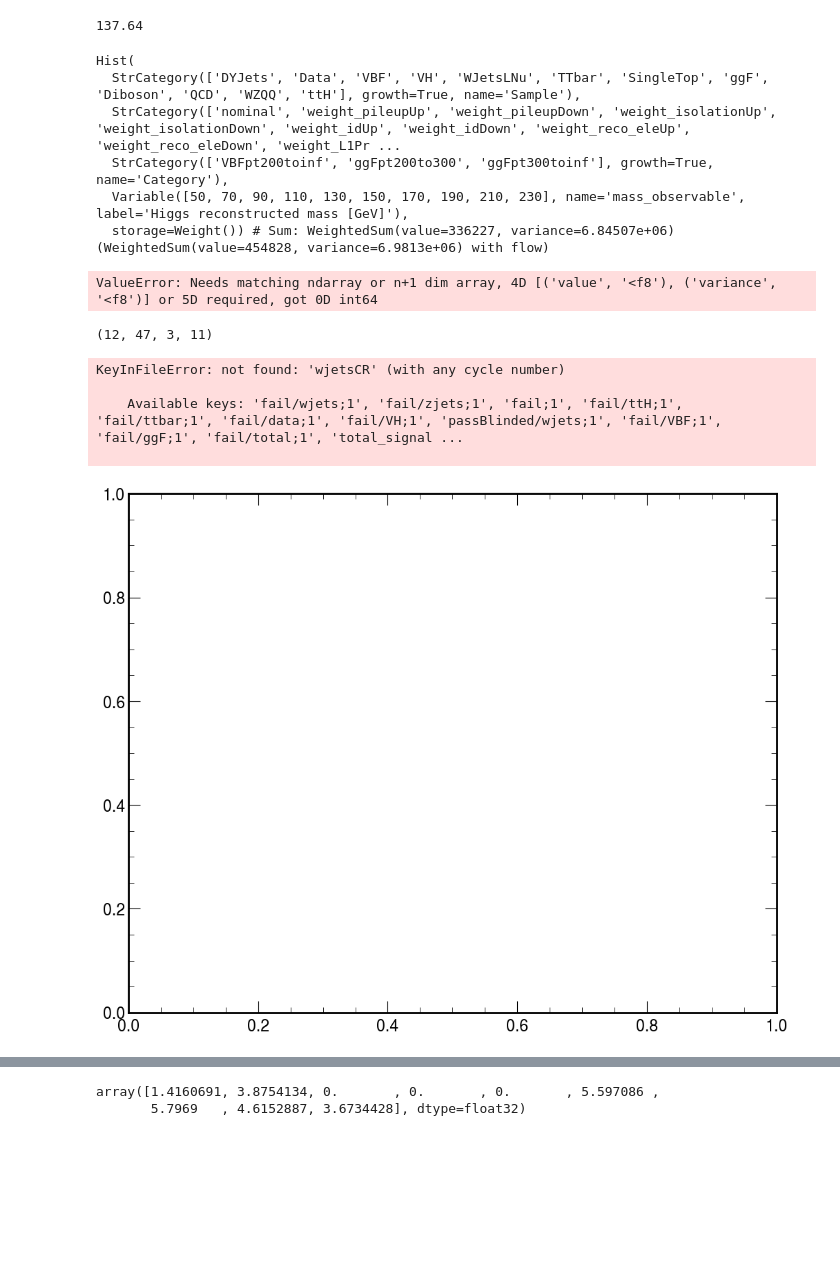
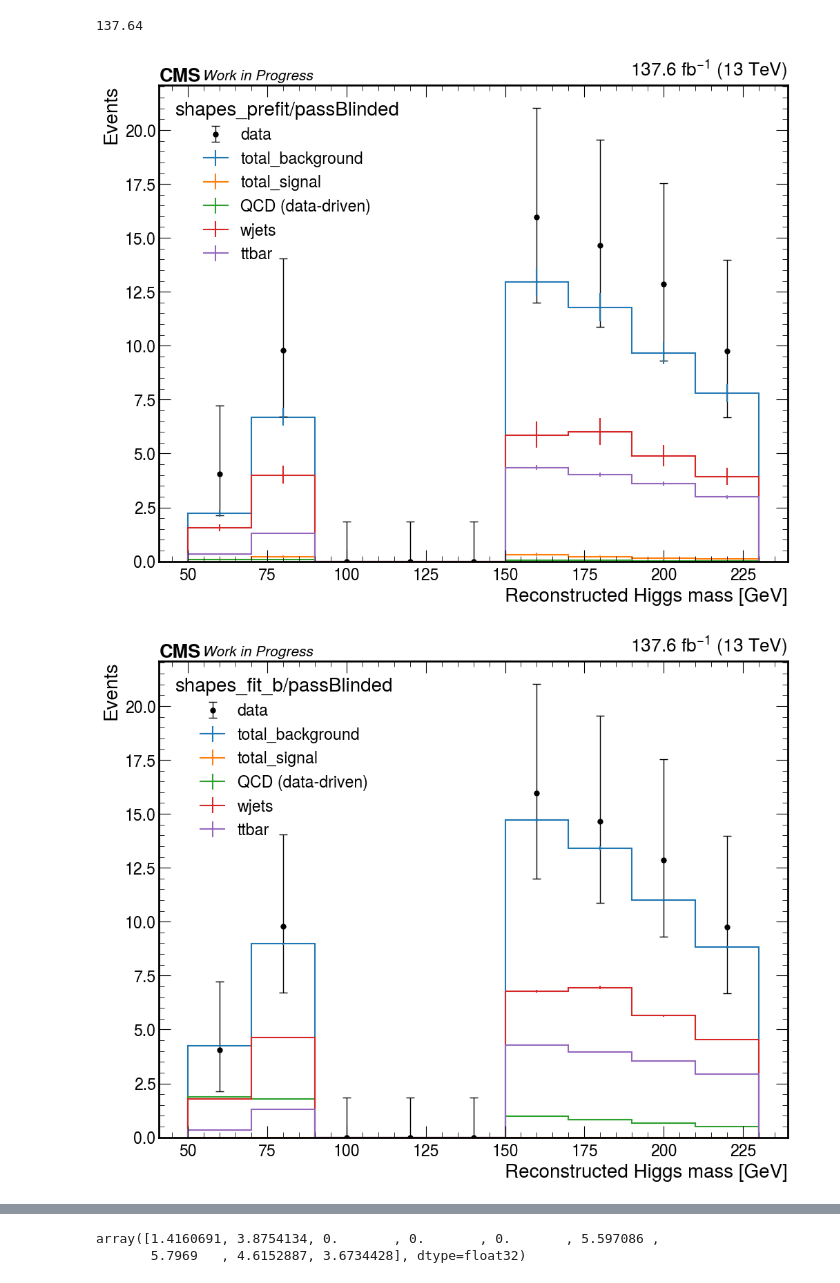
Before and after one commit to quinnanm/boostedhiggs, a Jupyter notebook: binder/combine.ipynb, the cells around one changed output, grey strips where cells are left out. Saved outputs shown, nothing was run; the diff lists cells and outputs as text; code cells hidden in the pictures; blank space fills up the shorter version.

```diff
--- a/binder/combine.ipynb
+++ b/binder/combine.ipynb
@@ -65,28 +62,11 @@ full_lumi
 import pickle as pkl
 with open("../combine/templates/v4/hists_templates_Run2.pkl", "rb") as f:
     h = pkl.load(f)
-# %%
-h["pass"]
-# %% [output]
-Hist(
-  StrCategory(['DYJets', 'Data', 'VBF', 'VH', 'WJetsLNu', 'TTbar', 'SingleTop', 'ggF', 'Diboson', 'QCD', 'WZQQ', 'ttH'], growth=True, name='Sample'),
-  StrCategory(['nominal', 'weight_pileupUp', 'weight_pileupDown', 'weight_isolationUp', 'weight_isolationDown', 'weight_idUp', 'weight_idDown', 'weight_reco_eleUp', 'weight_reco_eleDown', 'weight_L1Pr ...
-  StrCategory(['VBFpt200toinf', 'ggFpt200to300', 'ggFpt300toinf'], growth=True, name='Category'),
-  Variable([50, 70, 90, 110, 130, 150, 170, 190, 210, 230], name='mass_observable', label='Higgs reconstructed mass [GeV]'),
-  storage=Weight()) # Sum: WeightedSum(value=336227, variance=6.84507e+06) (WeightedSum(value=454828, variance=6.9813e+06) with flow)
-# %%
-h["pass"].view(flow=True)[:, :, :, 2:3] = 0
-# %% [output]
-ValueError: Needs matching ndarray or n+1 dim array, 4D [('value', '<f8'), ('variance', '<f8')] or 5D required, got 0D int64
-# %%
-h["pass"].view(flow=True)[:, :, :].shape
-# %% [output]
-(12, 47, 3, 11)
 # %%
 import uproot
 # f = uproot.open("FitShapesv3withopposite.root")
-# f = uproot.open("fitDiagnosticsBlinded.root")
-f = uproot.open("fitDiagnosticsBlindedpassfail.root")
+f = uproot.open("fitDiagnosticsBlinded.root")
+# f = uproot.open("fitDiagnosticsBlindedpassfail.root")
 # %%
 samples = [
     "data",
@@ -97,10 +77,8 @@ samples = [
     "ttbar",
 ]
 # %%
-region = "wjetsCR"
+region = "passBlinded"
 
-if region=="pass":
-    region += "Blinded"
 for key in [f"shapes_prefit/{region}", f"shapes_fit_b/{region}"]:
     fig, ax = plt.subplots(figsize=(10,8), constrained_layout=True)
 
@@ -110,36 +88,38 @@ for key in [f"shapes_prefit/{region}", f"shapes_fit_b/{region}"]:
                 sample += f"_pass"
             else:
                 sample += f"_{region}"
 
         if sample == "data":
 
             hep.histplot(
                 f[key]["data"].values()[1],
                 bins=list(range(50, 240, 20)),
                 ax=ax,
                 label=sample,
                 histtype="errorbar",
                 color="k",
                 capsize=4,
             )
 
         else:
+            if "qcd" in sample:
+                lab = "QCD (data-driven)"
+            else:
+                lab = sample
+
             hep.histplot(
                 f[key][sample],
                 ax=ax,
                 histtype="step",
-                label=sample,
+                label=lab,
             )
 
     ax.legend(title=key)
     ax.set_ylabel(f"Events")
     ax.set_xlabel(f"Reconstructed Higgs mass [GeV]")
     ax.set_ylim(0)
     hep.cms.lumitext("%.1f " % full_lumi + r"fb$^{-1}$ (13 TeV)", ax=ax, fontsize=20)
     hep.cms.text("Work in Progress", ax=ax, fontsize=15)
 # %% [output]
-KeyInFileError: not found: 'wjetsCR' (with any cycle number)
-
-    Available keys: 'fail/wjets;1', 'fail/zjets;1', 'fail;1', 'fail/ttH;1', 'fail/ttbar;1', 'fail/data;1', 'fail/VH;1', 'passBlinded/wjets;1', 'fail/VBF;1', 'fail/ggF;1', 'fail/total;1', 'total_signal ...
-
-[figure, old version]
+[figure, new version]
+[figure, added]
```
Also changed, not shown: parts of 4 cells of this notebook, 6 other files.
